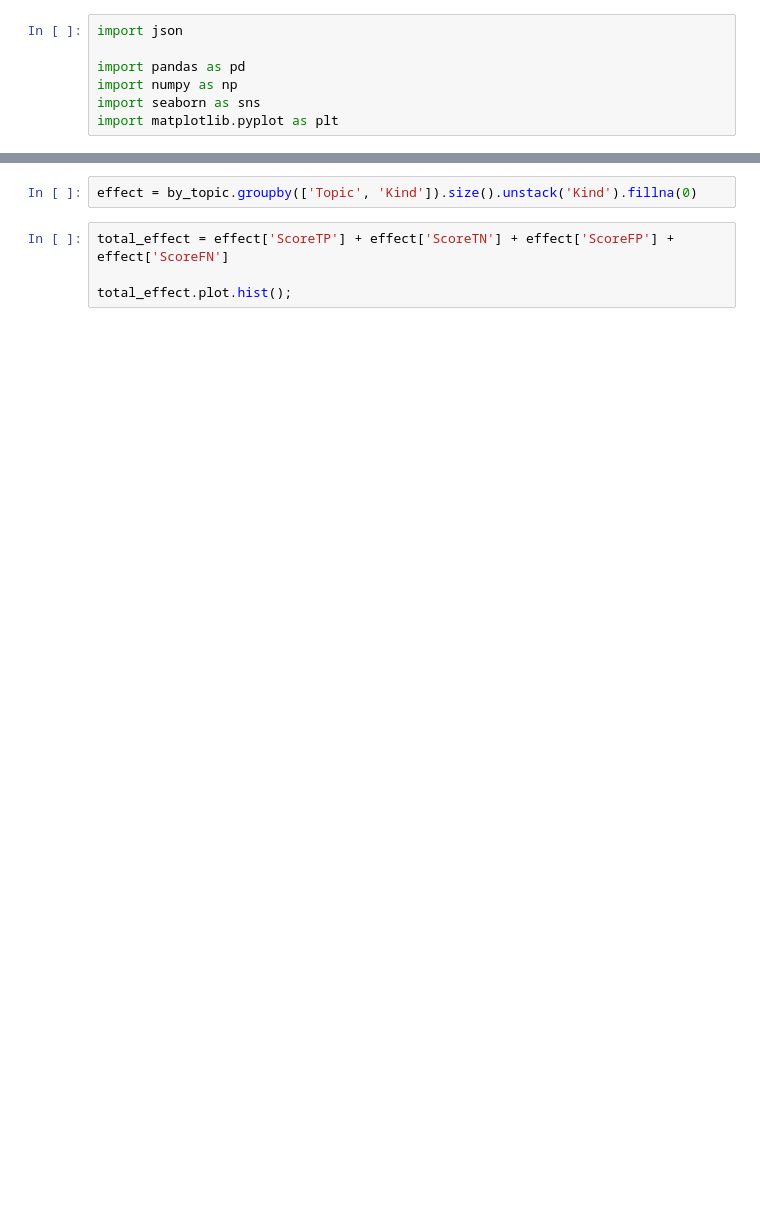
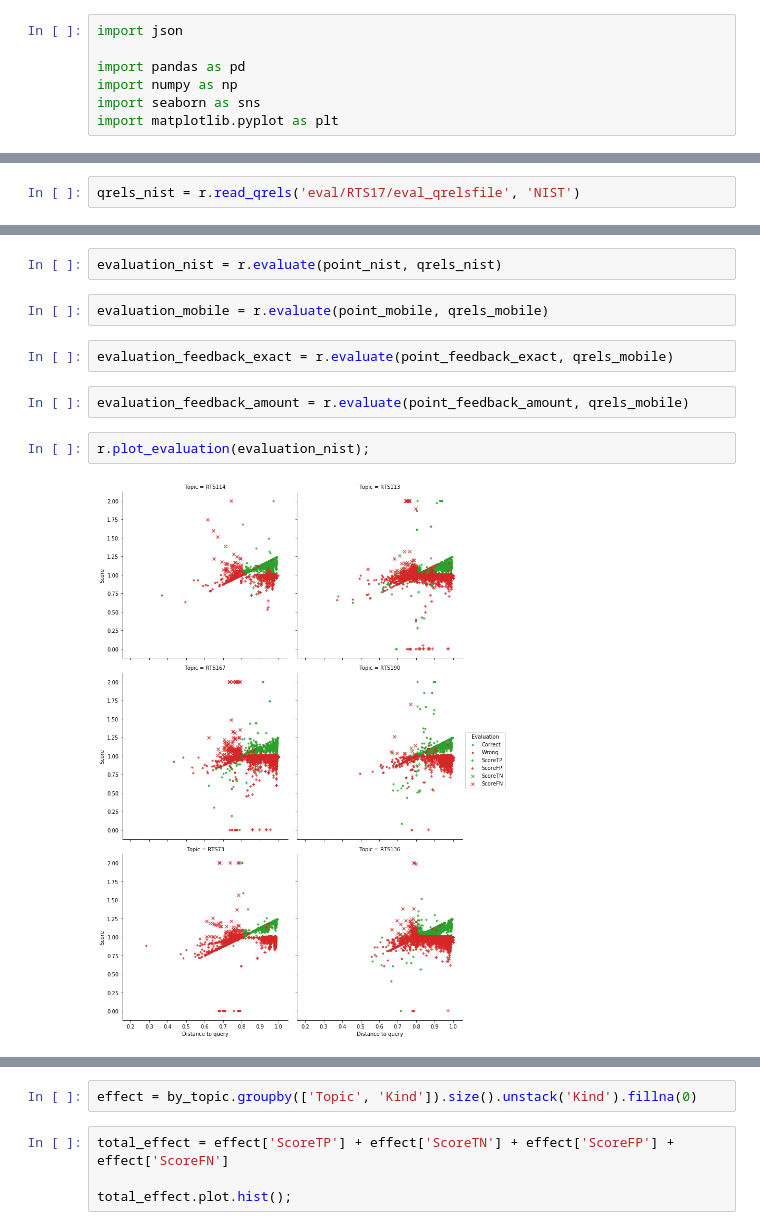
Before and after one commit to dimazest/flock, a Jupyter notebook: rocchio.ipynb, the cells around one changed output, grey strips where cells are left out. Saved outputs shown, nothing was run; the diff lists cells and outputs as text; blank space fills up the shorter version.

```diff
--- a/rocchio.ipynb
+++ b/rocchio.ipynb
@@ -233,0 +23,2 @@ sns.lmplot(
+# %%
+qrels_nist = r.read_qrels('eval/RTS17/eval_qrelsfile', 'NIST')
@@ -233,0 +59,12 @@ sns.lmplot(
+# %%
+evaluation_nist = r.evaluate(point_nist, qrels_nist)
+# %%
+evaluation_mobile = r.evaluate(point_mobile, qrels_mobile)
+# %%
+evaluation_feedback_exact = r.evaluate(point_feedback_exact, qrels_mobile)
+# %%
+evaluation_feedback_amount = r.evaluate(point_feedback_amount, qrels_mobile)
+# %%
+r.plot_evaluation(evaluation_nist);
+# %% [output]
+[figure, added]
```
Also changed, not shown: parts of 26 cells of this notebook, 1 other file.
